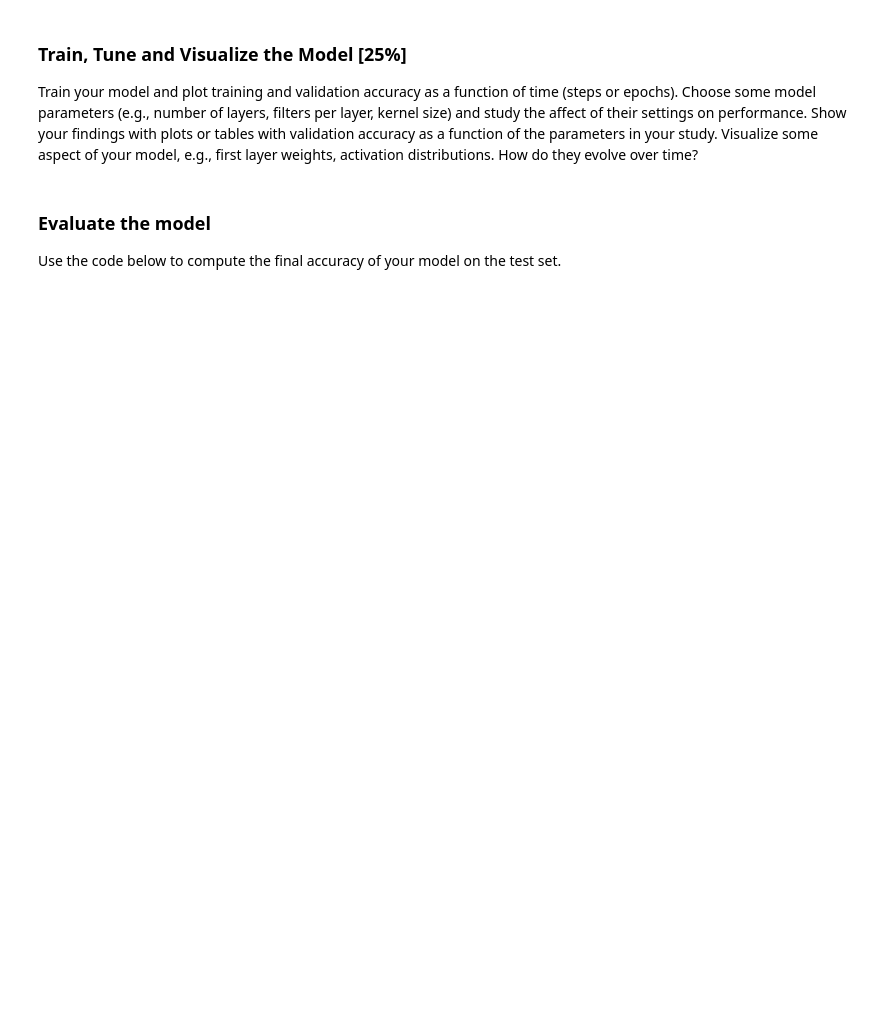
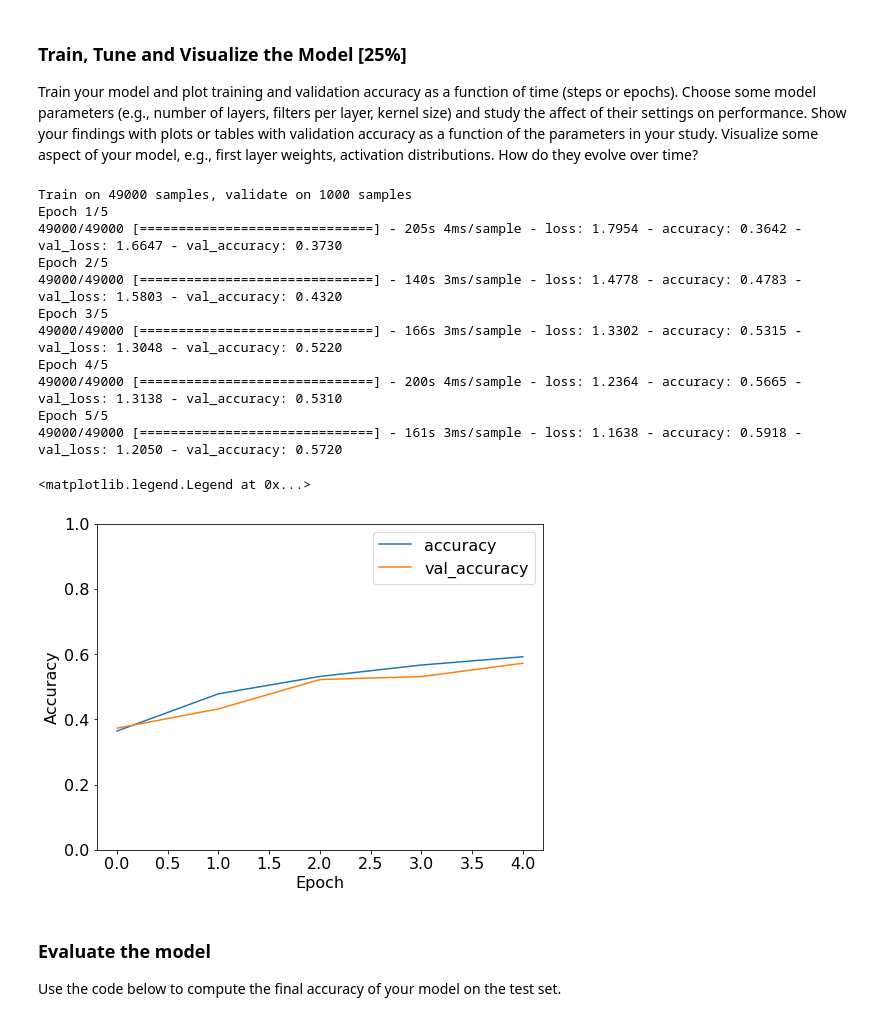
Before and after one commit to coltenfowler83/ImageClassification, a Jupyter notebook: Project3_2.ipynb, the cells around one changed output. Saved outputs shown, nothing was run; the diff lists cells and outputs as text; code cells hidden in the pictures; blank space fills up the shorter version.

```diff
--- a/Project3_2.ipynb
+++ b/Project3_2.ipynb
@@ -349,7 +349,12 @@ Design a model to perform CIFAR10 classification
 """
 
 model=keras.models.Sequential()
-model.add(layers.Conv2D(32, (3, 3), activation='relu'))
+model.add(layers.Conv2D(64, kernel_size=3, activation='relu', input_shape=(32,32,3)))
+model.add(layers.Conv2D(32, kernel_size=3, activation='relu'))
+model.add(layers.Flatten())
+model.add(layers.Dense(10, activation='softmax'))
+
+model.summary()
 
 """
 ****************************************************
@@ -360,28 +383,42 @@ model.add(layers.Conv2D(32, (3, 3), activation='relu'))
 Train your model and plot training and validation accuracy as a function of time (steps or epochs). Choose some model parameters (e.g., number of layers, filters per layer, kernel size) and study the affect of their settings on performance. Show your findings with plots or tables with validation accuracy as a function of the parameters in your study. Visualize some aspect of your model, e.g., first layer weights, activation distributions. How do they evolve over time?
 # %%
 # FORNOW: train model with sgd for 5 epochs
-model.compile(optimizer='sgd',loss='mean_squared_error',metrics=['accuracy'])
+model.compile(optimizer='sgd',loss='categorical_crossentropy',metrics=['accuracy'])
 history = model.fit(train_images, train_one_hot, epochs=5, validation_data=(valid_images, valid_one_hot))
 
 """
 *********************************************
 *** TODO: train, tune and visualize CNN model
 *********************************************
 """
 
 
 """
 *********************************************
 """
 
 # Example of plotting training and validation accuracy vs epoch
 plt.rcParams['figure.figsize'] = (8.0, 6.0)
 plt.plot(history.history['accuracy'], label='accuracy')
 plt.plot(history.history['val_accuracy'], label = 'val_accuracy')
 plt.xlabel('Epoch')
 plt.ylabel('Accuracy')
 plt.ylim([0.0, 1])
 plt.legend(loc='upper right')
+# %% [output]
+Train on 49000 samples, validate on 1000 samples
+Epoch 1/5
+49000/49000 [==============================] - 205s 4ms/sample - loss: 1.7954 - accuracy: 0.3642 - val_loss: 1.6647 - val_accuracy: 0.3730
+Epoch 2/5
+49000/49000 [==============================] - 140s 3ms/sample - loss: 1.4778 - accuracy: 0.4783 - val_loss: 1.5803 - val_accuracy: 0.4320
+Epoch 3/5
+49000/49000 [==============================] - 166s 3ms/sample - loss: 1.3302 - accuracy: 0.5315 - val_loss: 1.3048 - val_accuracy: 0.5220
+Epoch 4/5
+49000/49000 [==============================] - 200s 4ms/sample - loss: 1.2364 - accuracy: 0.5665 - val_loss: 1.3138 - val_accuracy: 0.5310
+Epoch 5/5
+49000/49000 [==============================] - 161s 3ms/sample - loss: 1.1638 - accuracy: 0.5918 - val_loss: 1.2050 - val_accuracy: 0.5720
+<matplotlib.legend.Legend at 0x...>
+[figure, added]
 # %% [markdown]
 ### Evaluate the model
 
```
Also changed, not shown: parts of 1 cell of this notebook, 1 other file.
